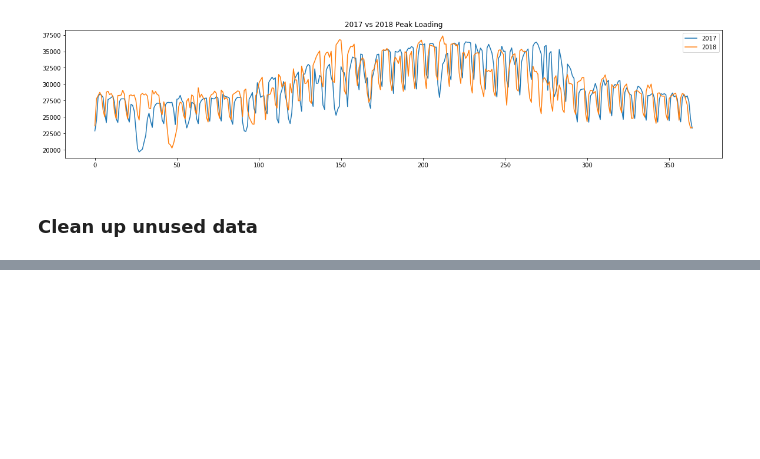
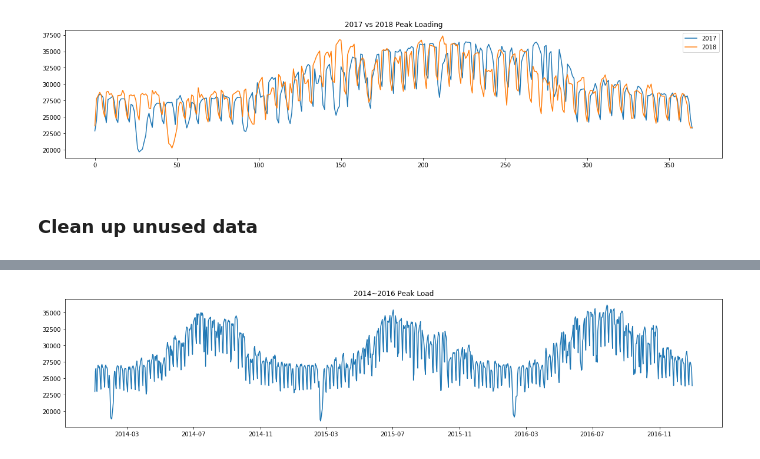
Before and after one commit to Jadezzz/Taipower_forecast, a Jupyter notebook: Exploratory_Data_Analysis.ipynb, the cells around one changed output, grey strips where cells are left out. Cells and saved outputs as stored; diff of their text form; code cells hidden in the pictures; blank space fills up the shorter version.

```diff
--- a/Exploratory data analysis.ipynb
+++ b/Exploratory_Data_Analysis.ipynb
@@ -98,0 +96,18 @@ data_2018.rename(columns=rename_dict, inplace=True)
+# %%
+data_20140101_20171231 = pd.read_csv('./datasets/Taipower_20140101_20171231.csv')
+data_2014_2016 = pd.DataFrame()
+data_2014_2016['date'] = pd.to_datetime(data_20140101_20171231['日期'], format='%Y/%m/%d').dt.strftime("%Y%m%d")
+# %%
+data_2014_2016['peak_load'] = data_20140101_20171231['備轉容量(MW)']/data_20140101_20171231['備轉容量率(%)'] * 100
+# %%
+data_2014_2016['peak_load'] = data_2014_2016['peak_load'].round()
+# %%
+data_2014_2016 = data_2014_2016[:-363]
+# %%
+plt.figure(figsize=(20,4))
+x_axis = pd.to_datetime(data_2014_2016['date'], format='%Y%m%d')
+plt.plot_date(x_axis, data_2014_2016['peak_load'], '-')
+plt.title('2014~2016 Peak Load')
+plt.show()
+# %% [output]
+[figure, added]
```
Also changed, not shown: parts of 11 cells of this notebook, 3 other files.
